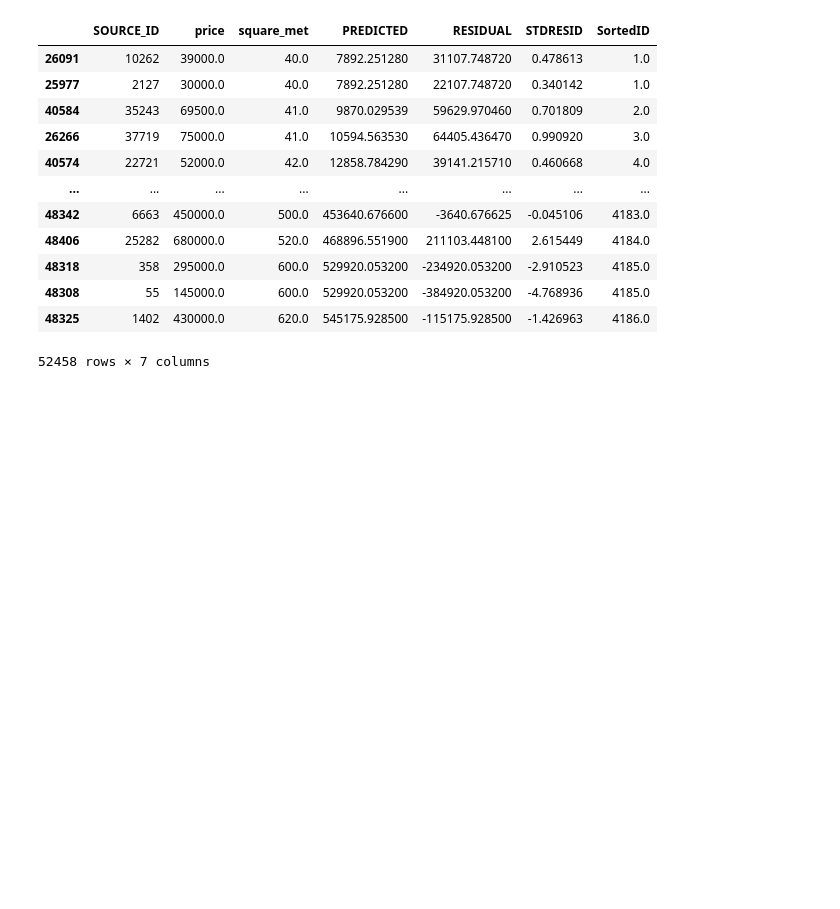
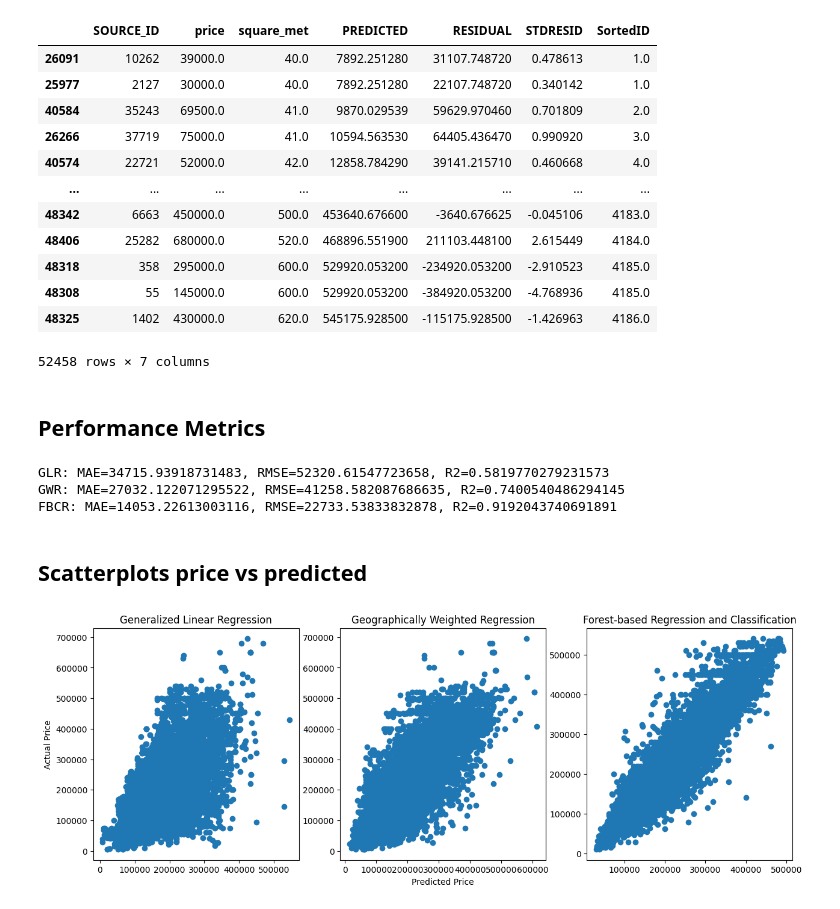
Before and after one commit to AvoDzis/capstone-real-estate, a Jupyter notebook: code/predicted_price_analysis.ipynb, the cells around one changed output. Cells and saved outputs as stored; diff of their text form; code cells hidden in the pictures; blank space fills up the shorter version.

Commit message:
models comparison

```diff
--- a/code/predicted_price_analysis.ipynb
+++ b/code/predicted_price_analysis.ipynb
@@ -50,3 +53,58 @@ glr_table.sort_values('PREDICTED')
 52458 rows × 7 columns
 # %%
 glr_table.to_csv('../database/predicted_data/glr_predicted.csv')
+# %% [markdown]
+## Performance Metrics
+# %%
+# Load the CSV files
+glr_df = pd.read_csv("../database/predicted_data/glr_predicted.csv")
+gwr_df = pd.read_csv("../database/predicted_data/gwr_predicted.csv")
+fbcr_df = pd.read_csv("../database/predicted_data/fbcr_predicted.csv")
+# %%
+# Calculate the performance metrics for each model
+glr_mae = mean_absolute_error(glr_df["price"], glr_df["PREDICTED"])
+glr_rmse = mean_squared_error(glr_df["price"], glr_df["PREDICTED"], squared=False)
+glr_r2 = r2_score(glr_df["price"], glr_df["PREDICTED"])
+
+gwr_mae = mean_absolute_error(gwr_df["price"], gwr_df["PREDICTED"])
+gwr_rmse = mean_squared_error(gwr_df["price"], gwr_df["PREDICTED"], squared=False)
+gwr_r2 = r2_score(gwr_df["price"], gwr_df["PREDICTED"])
+
+fbcr_mae = mean_absolute_error(fbcr_df["PRICE"], fbcr_df["PREDICTED"])
+fbcr_rmse = mean_squared_error(fbcr_df["PRICE"], fbcr_df["PREDICTED"], squared=False)
+fbcr_r2 = r2_score(fbcr_df["PRICE"], fbcr_df["PREDICTED"])
+
+# Print the results
+print("GLR: MAE={}, RMSE={}, R2={}".format(glr_mae, glr_rmse, glr_r2))
+print("GWR: MAE={}, RMSE={}, R2={}".format(gwr_mae, gwr_rmse, gwr_r2))
+print("FBCR: MAE={}, RMSE={}, R2={}".format(fbcr_mae, fbcr_rmse, fbcr_r2))
+# %% [output]
+GLR: MAE=34715.93918731483, RMSE=52320.61547723658, R2=0.5819770279231573
+GWR: MAE=27032.122071295522, RMSE=41258.582087686635, R2=0.7400540486294145
+FBCR: MAE=14053.22613003116, RMSE=22733.53833832878, R2=0.9192043740691891
+# %% [markdown]
+## Scatterplots price vs predicted
+# %%
+fig, axs = plt.subplots(1, 3, figsize=(15, 5))
+
+# Generalized Linear Regression model
+axs[0].scatter(glr_df["PREDICTED"], glr_df["price"])
+axs[0].set_title("Generalized Linear Regression")
+# axs[0].set_xlabel("Predicted Price")
+axs[0].set_ylabel("Actual Price")
+
+# Geographically Weighted Regression model
+axs[1].scatter(gwr_df["PREDICTED"], gwr_df["price"])
+axs[1].set_title("Geographically Weighted Regression")
+axs[1].set_xlabel("Predicted Price")
+# axs[1].set_ylabel("Actual Price")
+
+# Forest-based Regression and Classification model
+axs[2].scatter(fbcr_df["PREDICTED"], fbcr_df["PRICE"])
+axs[2].set_title("Forest-based Regression and Classification")
+# axs[2].set_xlabel("Predicted Price")
+# axs[2].set_ylabel("Actual Price")
+
+plt.show()
+# %% [output]
+[figure, added]
```
Also changed, not shown: parts of 6 cells of this notebook.
